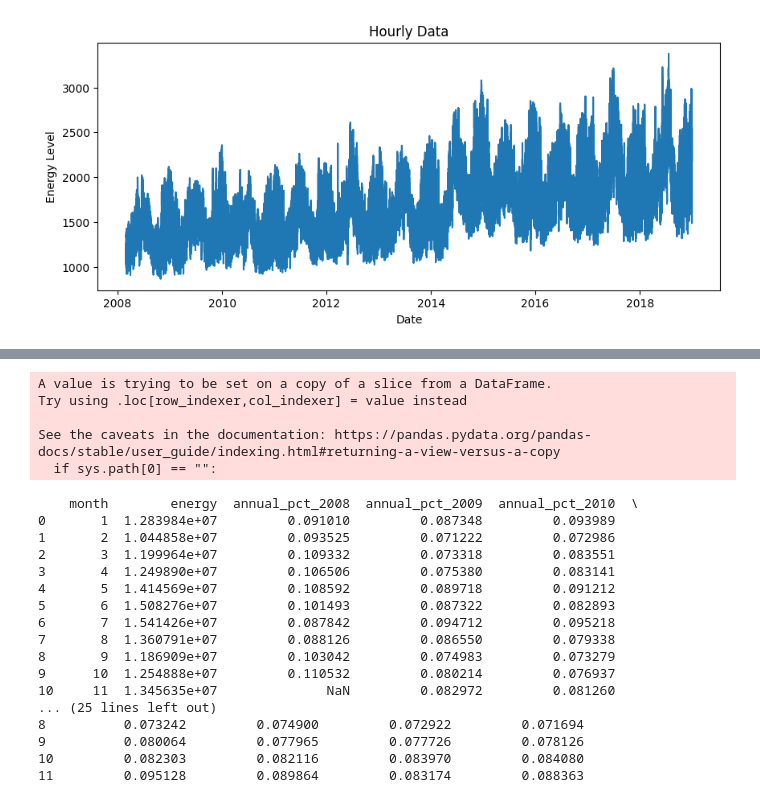
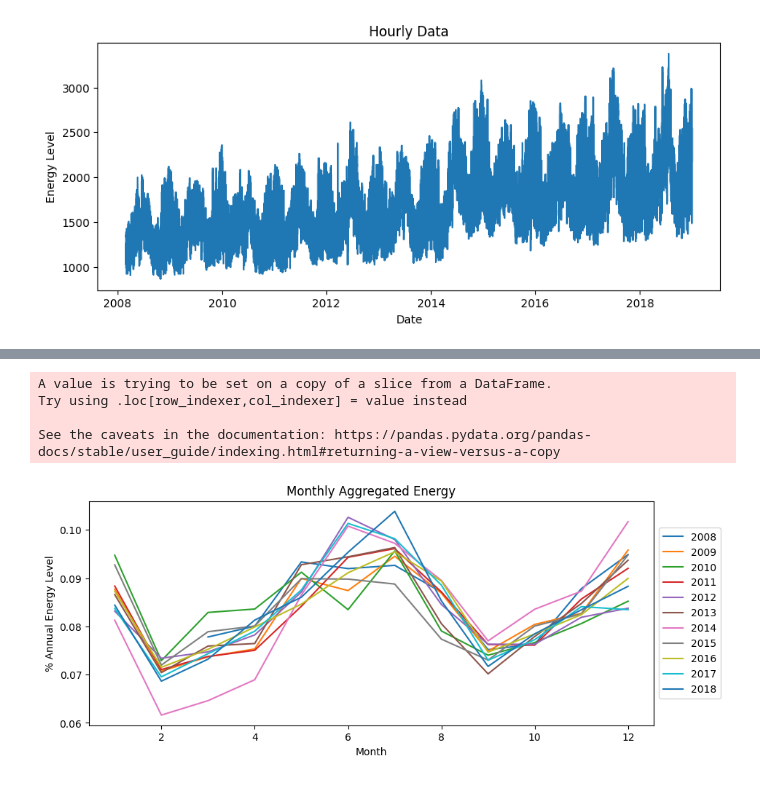
Before and after one commit to ty-martz/forecast, a Jupyter notebook: eda.ipynb, the cells around one changed output, grey strips where cells are left out. Drawn from its saved outputs; the diff is of its cells as text; code cells hidden in the pictures.

```diff
--- a/eda.ipynb
+++ b/eda.ipynb
@@ -60,44 +60,41 @@ df2.head()
 # %%
 # in each year see which months use the most energy
-
-yrs = df2['year'].unique()
-
 month_df = df2.copy()
 month_df['month'] = month_df['datetime'].dt.month
-#print(tmp.head())
 grpd = month_df.groupby('month')['energy'].sum().reset_index()
 
-for y in yrs:
+for y in list(df2['year'].unique()):
     tmp = df2[df2['year'] == y]
     tmp['month'] = df2['datetime'].dt.month
-    #print(tmp.head())
     grp = tmp.groupby('month')['energy'].sum().reset_index()
+    prorate = 1
 
-    tmp_tot = grp['energy'].sum()
+    if y == 2008:
+        grp.loc[-1] = [2,np.nan]
+        grp.index = grp.index + 1
+        grp.loc[-1] = [1,np.nan]
+        grp.index = grp.index + 1
+        grp = grp.sort_index()
+        prorate = 14/12 # prorate factor on percent values since 2008 is missing Jan-Feb
+
+    tmp_tot = grp['energy'].sum() * prorate
     grpd[f'annual_pct_{y}'] = grp['energy'] / tmp_tot
-    #print(grp)
-print(grpd)
+
 grp_ann = grpd.drop(['energy'], axis=1).set_index('month')
+
+leg_yrs = [c[-4:] for c in grp_ann.columns]
+
+fig, ax = plt.subplots(figsize=(10,4))
+ax.plot(grp_ann)
+ax.set_title('Monthly Aggregated Energy')
+ax.set_xlabel('Month')
+ax.set_ylabel('% Annual Energy Level')
+#plt.legend(grp_ann.columns)
+plt.legend(leg_yrs, loc='center left', bbox_to_anchor=(1, 0.5))
+plt.show()
 # %% [output]
 A value is trying to be set on a copy of a slice from a DataFrame.
 Try using .loc[row_indexer,col_indexer] = value instead
 
 See the caveats in the documentation: https://pandas.pydata.org/pandas-docs/stable/user_guide/indexing.html#returning-a-view-versus-a-copy
-  if sys.path[0] == "":
-    month        energy  annual_pct_2008  annual_pct_2009  annual_pct_2010  \
-0       1  1.283984e+07         0.091010         0.087348         0.093989
-1       2  1.044858e+07         0.093525         0.071222         0.072986
-2       3  1.199964e+07         0.109332         0.073318         0.083551
-3       4  1.249890e+07         0.106506         0.075380         0.083141
-4       5  1.414569e+07         0.108592         0.089718         0.091212
-5       6  1.508276e+07         0.101493         0.087322         0.082893
-6       7  1.541426e+07         0.087842         0.094712         0.095218
-7       8  1.360791e+07         0.088126         0.086550         0.079338
-8       9  1.186909e+07         0.103042         0.074983         0.073279
-9      10  1.254888e+07         0.110532         0.080214         0.076937
-10     11  1.345635e+07              NaN         0.082972         0.081260
-... (25 lines left out)
-8          0.073242         0.074900         0.072922         0.071694
-9          0.080064         0.077965         0.077726         0.078126
-10         0.082303         0.082116         0.083970         0.084080
-11         0.095128         0.089864         0.083174         0.088363
+[figure, added]
```
Also changed, not shown: parts of 9 cells of this notebook.
